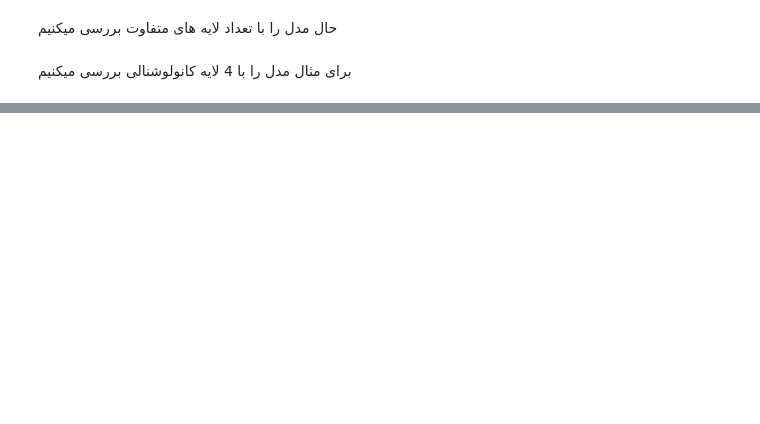
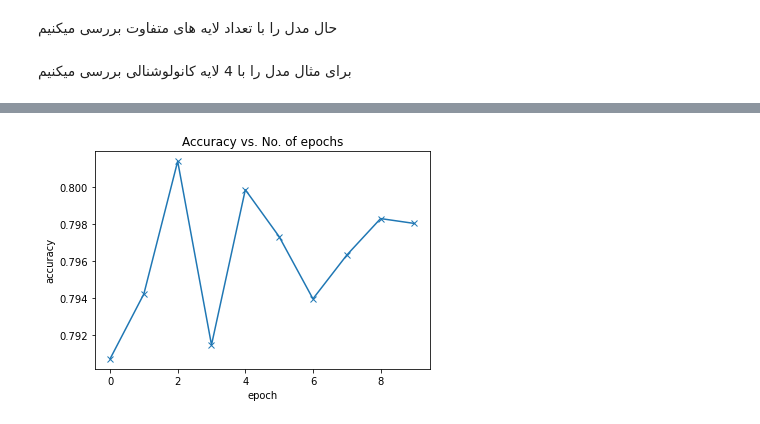
Before and after one commit to sanaaria/Ann, a Jupyter notebook: Ann_HW02.ipynb, the cells around one changed output, grey strips where cells are left out. Drawn from its saved outputs; the diff is of its cells as text; code cells hidden in the pictures; blank space fills up the shorter version.

```diff
--- a/Ann_HW02.ipynb
+++ b/Ann_HW02.ipynb
@@ -496,6 +585,6 @@ train_dl = DeviceDataLoader(train_dl, device)
 val_dl = DeviceDataLoader(val_dl, device)
 to_device(model, device);
 # %%
-model = to_device(Cifar10CnnModel(), device)
+model = to_device(Cifar10CnnModel4layers(), device)
 # %%
 evaluate(model, val_dl)
@@ -502,2 +593,6 @@ evaluate(model, val_dl)
+# %%
+num_epochs = 10
+opt_func = torch.optim.Adam
+lr = 0.001
 # %%
 history = fit(num_epochs, lr, model, train_dl, val_dl, opt_func)
@@ -503,0 +610,4 @@ history = fit(num_epochs, lr, model, train_dl, val_dl, opt_func)
+# %%
+plot_accuracies(history)
+# %% [output]
+[figure, added]
```
Also changed, not shown: parts of 34 cells of this notebook.
